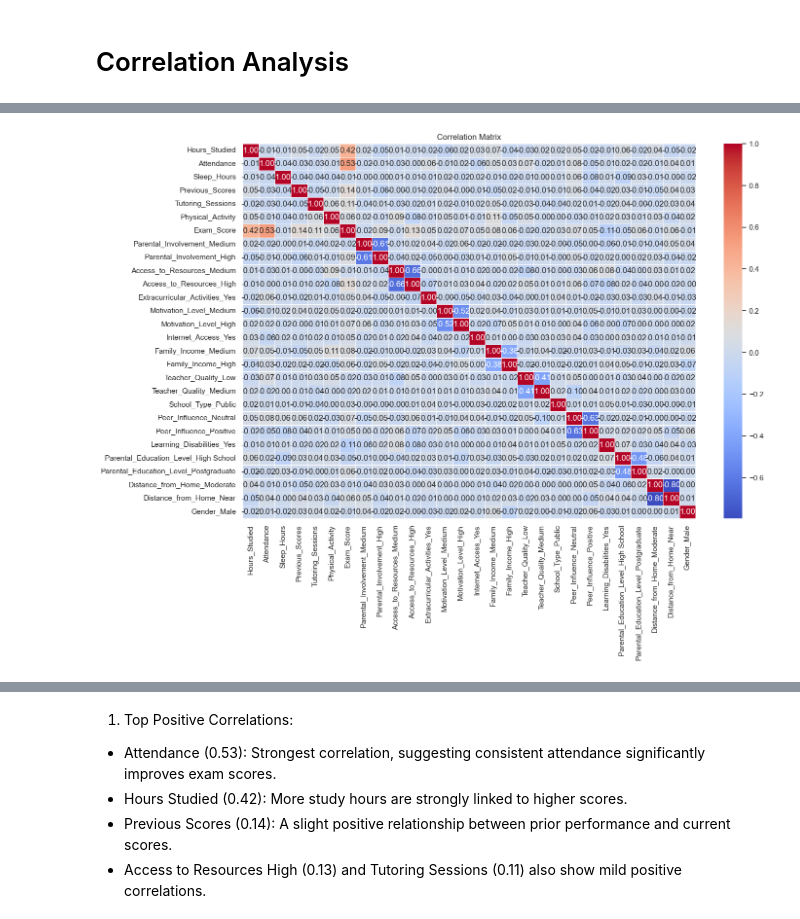
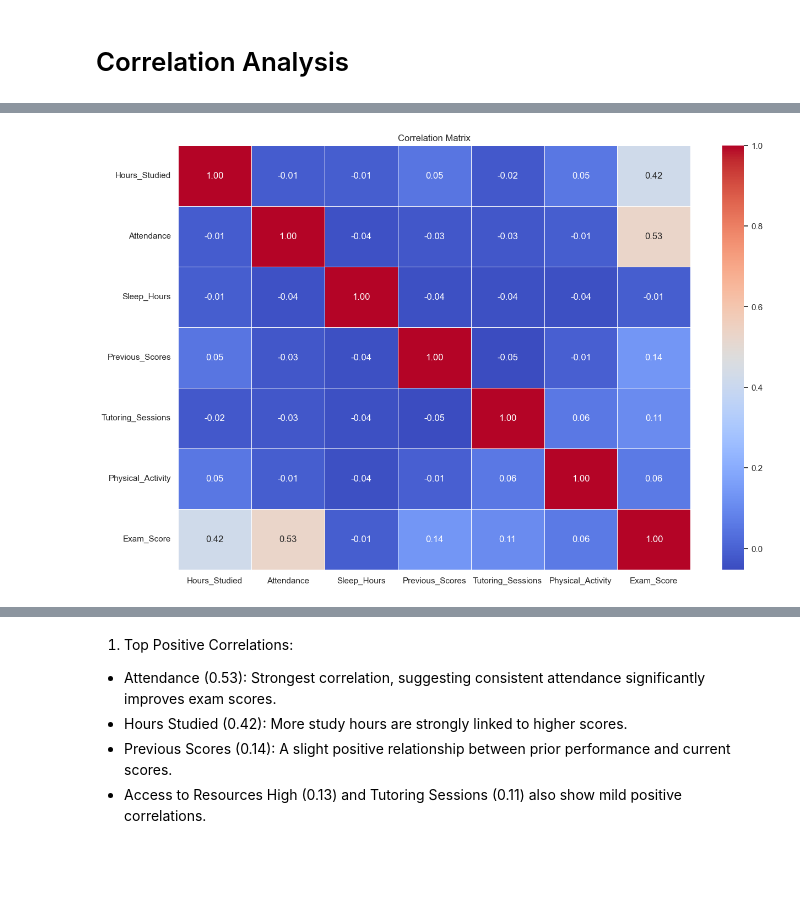
Before and after one commit to tlong-ds/student_perform, a Jupyter notebook: [STATISTICS] STUDENT PERFORMANCE ANALYSIS.ipynb, the cells around one changed output, grey strips where cells are left out. Cells and saved outputs as stored; diff of their text form; code cells hidden in the pictures; blank space fills up the shorter version.

```diff
--- a/[STATISTICS] STUDENT PERFORMANCE ANALYSIS.ipynb
+++ b/[STATISTICS] STUDENT PERFORMANCE ANALYSIS.ipynb
@@ -799,16 +783,17 @@ Data columns (total 20 columns):
 dtypes: category(5), int64(7), object(8)
 memory usage: 126.5+ KB
 # %%
-# Convert categorical variables to dummy/indicator variables
-df_numeric = pd.get_dummies(df, drop_first=True)
+numeric_cols = ['Hours_Studied', 'Attendance', 'Sleep_Hours', 'Previous_Scores', 'Tutoring_Sessions', 'Physical_Activity', 'Exam_Score']
+
+df_numeric = df[numeric_cols]
 correlation_matrix = df_numeric.corr()
 
 plt.figure(figsize=(15, 10))
 sns.heatmap(correlation_matrix, annot=True, cmap='coolwarm', linewidths=0.5, fmt='.2f')
 plt.title("Correlation Matrix")
 plt.show()
 # %% [output]
-[figure, old version]
+[figure, new version]
 # %%
 corr = correlation_matrix['Exam_Score'].drop('Exam_Score')
 corr_sorted = corr.sort_values(ascending = False)
```
Also changed, not shown: parts of 120 cells of this notebook.
